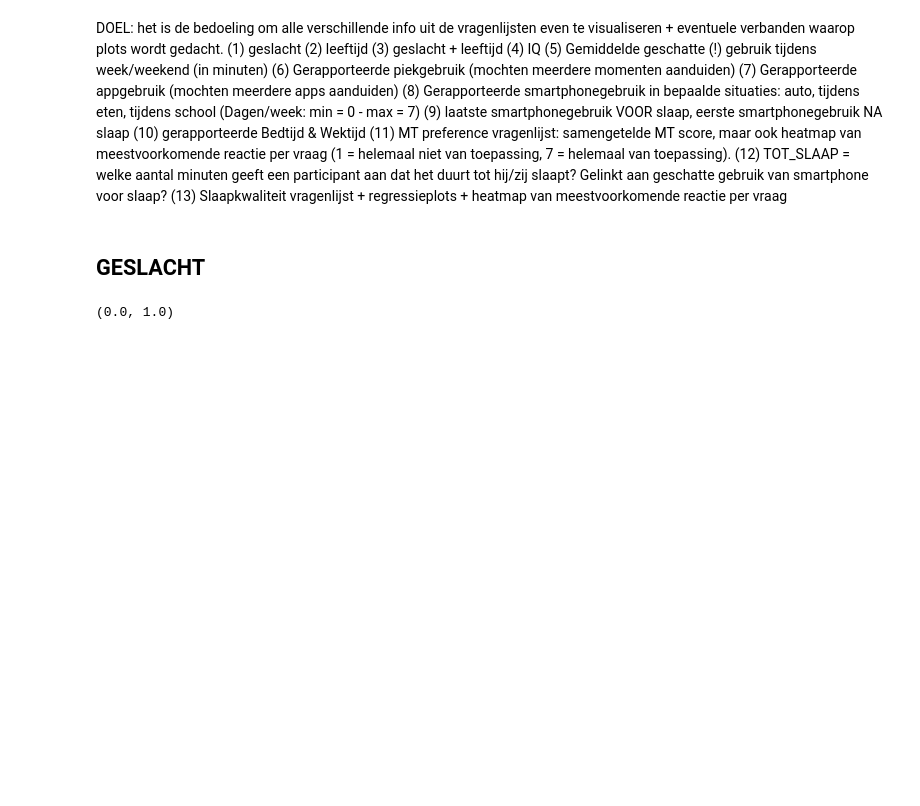
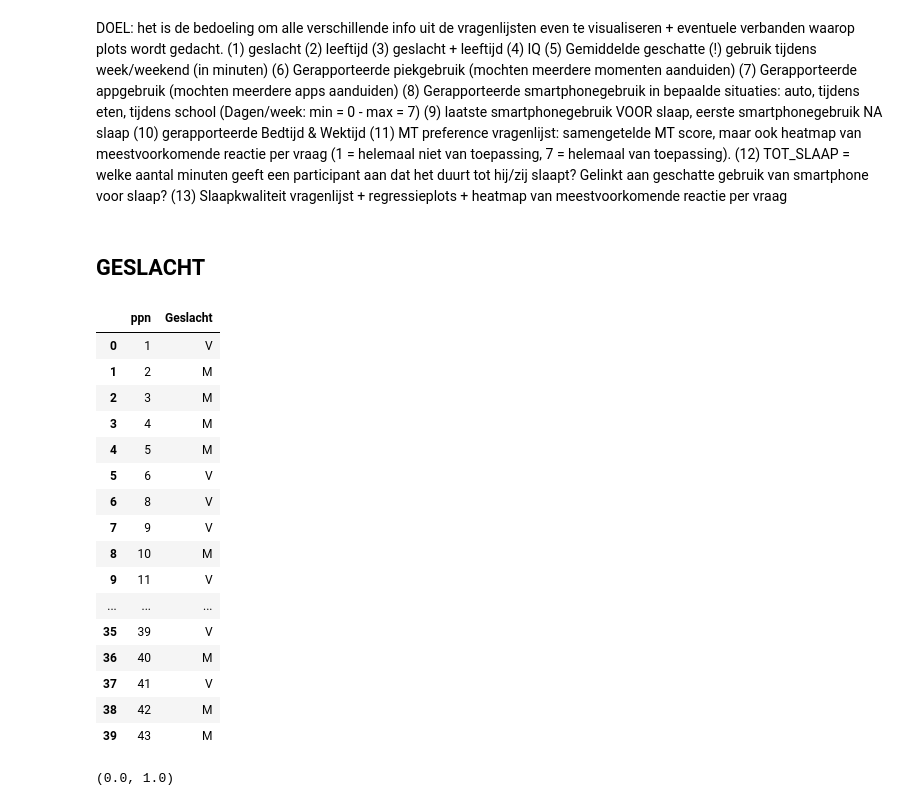
Before and after one commit to FloorDenecker/Stage, a Jupyter notebook: QUALTRICS_VIS.ipynb, the cells around one changed output. Cells and saved outputs as stored; diff of their text form; code cells hidden in the pictures; blank space fills up the shorter version.

```diff
--- a/QUALTRICS_VIS.ipynb
+++ b/QUALTRICS_VIS.ipynb
@@ -37,4 +38,25 @@ het is de bedoeling om alle verschillende info uit de vragenlijsten even te visu
 (13) Slaapkwaliteit vragenlijst + regressieplots + heatmap van meestvoorkomende reactie per vraag
 # %% [markdown]
 ## GESLACHT
+# %%
+geslacht = df[["ppn", "Geslacht"]]
+geslacht
+# %% [output]
+|  | ppn | Geslacht |
+| 0 | 1 | V |
+| 1 | 2 | M |
+| 2 | 3 | M |
+| 3 | 4 | M |
+| 4 | 5 | M |
+| 5 | 6 | V |
+| 6 | 8 | V |
+| 7 | 9 | V |
+| 8 | 10 | M |
+| 9 | 11 | V |
+| ... | ... | ... |
+| 35 | 39 | V |
+| 36 | 40 | M |
+| 37 | 41 | V |
+| 38 | 42 | M |
+| 39 | 43 | M |
 # %%
```
Also changed, not shown: parts of 15 cells of this notebook, 13 other files.
